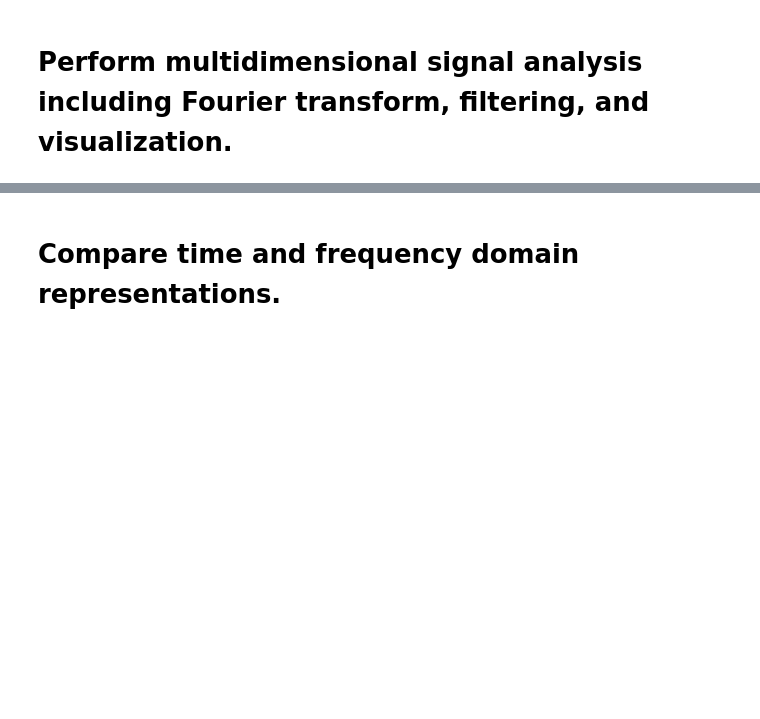
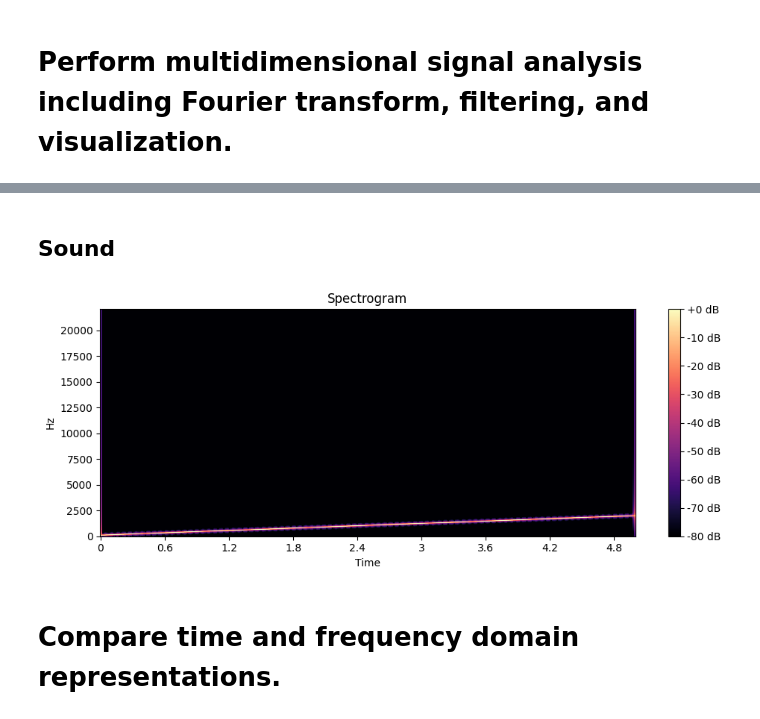
Before and after one commit to hgf700/Digital_Signal_Processing_Lessons, a Jupyter notebook: L7/dsp7.ipynb, the cells around one changed output, grey strips where cells are left out. Saved outputs shown, nothing was run; the diff lists cells and outputs as text; code cells hidden in the pictures; blank space fills up the shorter version.

```diff
--- a/L7/dsp7.ipynb
+++ b/L7/dsp7.ipynb
@@ -28,2 +91,29 @@ path2 = r"C:\Users\USER098\Documents\GitHub\Digital_singal_processing\L7\Data\si
+# %% [markdown]
+## Sound
+# %%
+import numpy as np
+import cv2
+from matplotlib import pyplot as plt
+import librosa
+import librosa.display
+
+path2 = r"C:\Users\USER098\Documents\GitHub\Digital_singal_processing\L7\Data\sine_sweep.wav"
+
+# Load audio file
+y, sr = librosa.load(path2, sr=None)
+
+# Compute STFT
+D = librosa.stft(y)
+S_db = librosa.amplitude_to_db(np.abs(D), ref=np.max)
+
+# Display spectrogram
+plt.figure(figsize=(10, 4))
+librosa.display.specshow(S_db, sr=sr, x_axis='time', y_axis='hz', cmap='magma')
+plt.colorbar(format='%+2.0f dB')
+plt.title('Spectrogram')
+plt.tight_layout()
+plt.show()
+# %% [output]
+[figure, added]
 # %% [markdown]
 # Compare time and frequency domain representations.
```
Also changed, not shown: parts of 5 cells of this notebook.
